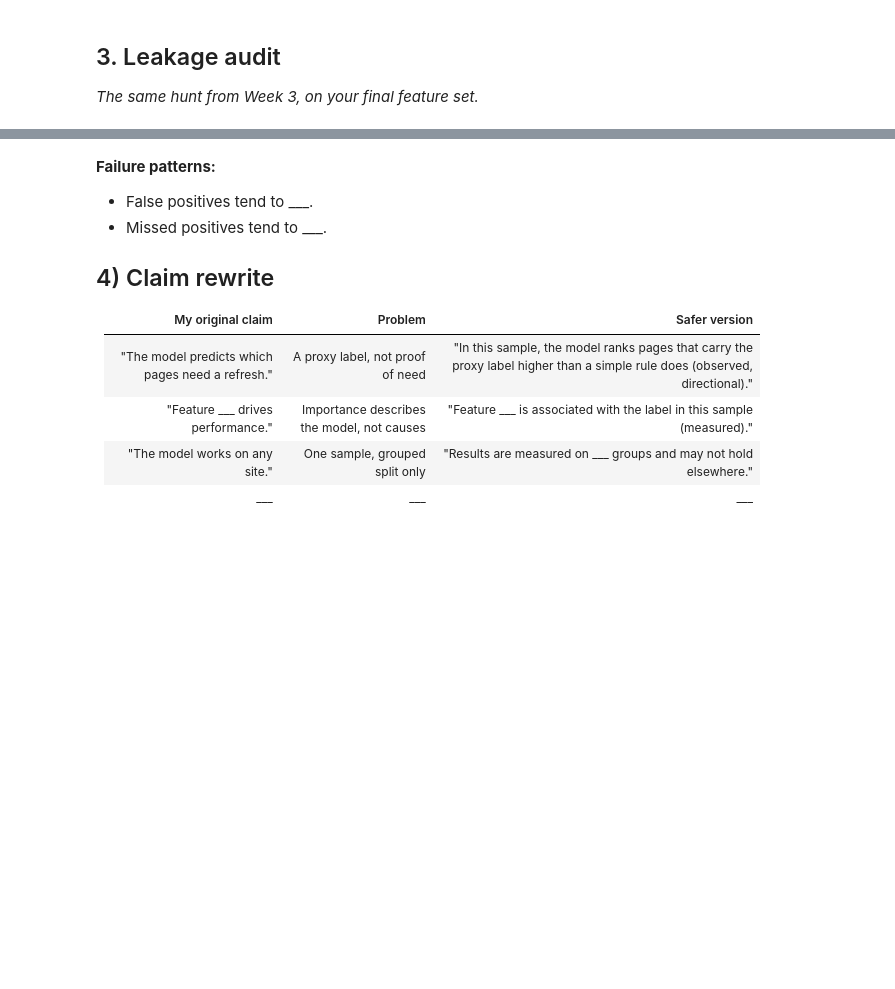
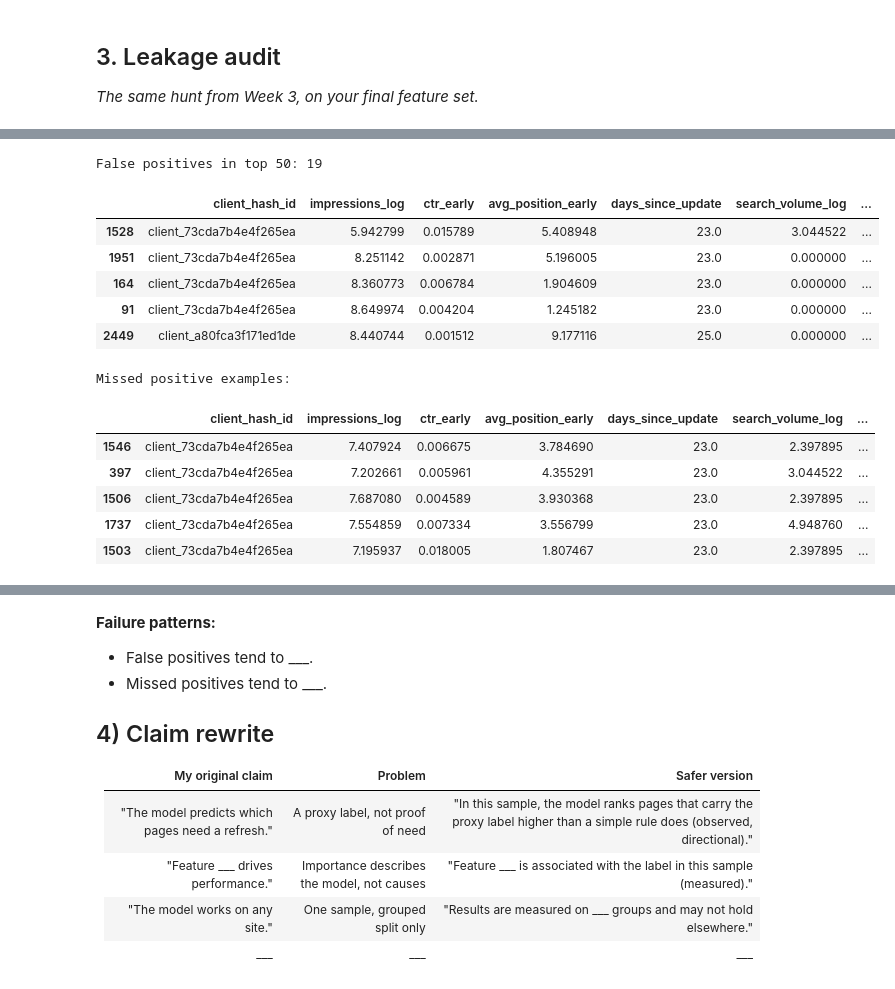
Before and after one commit to janaadarwish/flyrank-ml-internship, a Jupyter notebook: work/notebooks/w06_validation_audit.ipynb, the cells around one changed output, grey strips where cells are left out. Drawn from its saved outputs; the diff is of its cells as text; code cells hidden in the pictures; blank space fills up the shorter version.

```diff
--- a/work/notebooks/w06_validation_audit.ipynb
+++ b/work/notebooks/w06_validation_audit.ipynb
@@ -29,0 +154,14 @@ I'm asking these as practice at the next level of rigor, the way I'd want my own
+# %%
+
+df["search_volume"] = df["search_volume"].fillna(
+    df["search_volume"].median()
+)
+
+df["impressions_log"] = np.log1p(df["impressions_early"])
+df["search_volume_log"] = np.log1p(df["search_volume"])
+
+df["impr_trend_log"] = np.log(
+    df["impr_trend_early"].clip(0.05, 20)
+)
+
+print(df.shape)
@@ -104,9 +351,59 @@ print(len(set(d.iloc[tr_i][GROUP]) & set(d.iloc[te_i][GROUP])))
 # %%
-m = RandomForestClassifier(n_estimators=300, min_samples_leaf=20, random_state=0, n_jobs=-1)
-tr, te = d.iloc[tr_i], d.iloc[te_i].copy()
-m.fit(tr[FEATS], tr[LABEL])
-te["score"] = m.predict_proba(te[FEATS])[:, 1]
 
-top = te.sort_values("score", ascending=False).head(50)
-print("False positives in top 50:", int((top[LABEL] == 0).sum()))
-top[top[LABEL] == 0][[GROUP] + FEATS + ["score"]].head(5)
+model = make_pipeline(
+    SimpleImputer(strategy="median"),
+    RandomForestClassifier(
+        n_estimators=300,
+        min_samples_leaf=20,
+        random_state=0,
+        n_jobs=-1
+    )
+)
+
+model.fit(tr_g[FEATS], tr_g[LABEL])
+
+te = te_g.copy()
+te["score"] = model.predict_proba(te[FEATS])[:, 1]
+
+# Top 50 predictions
+top = te.sort_values(
+    "score",
+    ascending=False
+).head(50)
+
+false_positives = top[top[LABEL] == 0]
+
+print("False positives in top 50:", len(false_positives))
+
+display(
+    false_positives[
+        [GROUP] + FEATS + ["score"]
+    ].head(5)
+)
+
+# Missed positive examples
+missed = te[te[LABEL] == 1].sort_values(
+    "score",
+    ascending=True
+).head(5)
+
+print("Missed positive examples:")
+
+display(
+    missed[[GROUP] + FEATS + ["score"]]
+)
+# %% [output]
+False positives in top 50: 19
+|  | client_hash_id | impressions_log | ctr_early | avg_position_early | days_since_update | search_volume_log | ... |
+| 1528 | client_73cda7b4e4f265ea | 5.942799 | 0.015789 | 5.408948 | 23.0 | 3.044522 | ... |
+| 1951 | client_73cda7b4e4f265ea | 8.251142 | 0.002871 | 5.196005 | 23.0 | 0.000000 | ... |
+| 164 | client_73cda7b4e4f265ea | 8.360773 | 0.006784 | 1.904609 | 23.0 | 0.000000 | ... |
+| 91 | client_73cda7b4e4f265ea | 8.649974 | 0.004204 | 1.245182 | 23.0 | 0.000000 | ... |
+| 2449 | client_a80fca3f171ed1de | 8.440744 | 0.001512 | 9.177116 | 25.0 | 0.000000 | ... |
+Missed positive examples:
+|  | client_hash_id | impressions_log | ctr_early | avg_position_early | days_since_update | search_volume_log | ... |
+| 1546 | client_73cda7b4e4f265ea | 7.407924 | 0.006675 | 3.784690 | 23.0 | 2.397895 | ... |
+| 397 | client_73cda7b4e4f265ea | 7.202661 | 0.005961 | 4.355291 | 23.0 | 3.044522 | ... |
+| 1506 | client_73cda7b4e4f265ea | 7.687080 | 0.004589 | 3.930368 | 23.0 | 2.397895 | ... |
+| 1737 | client_73cda7b4e4f265ea | 7.554859 | 0.007334 | 3.556799 | 23.0 | 4.948760 | ... |
+| 1503 | client_73cda7b4e4f265ea | 7.195937 | 0.018005 | 1.807467 | 23.0 | 2.397895 | ... |
```
Also changed, not shown: parts of 27 cells of this notebook.
